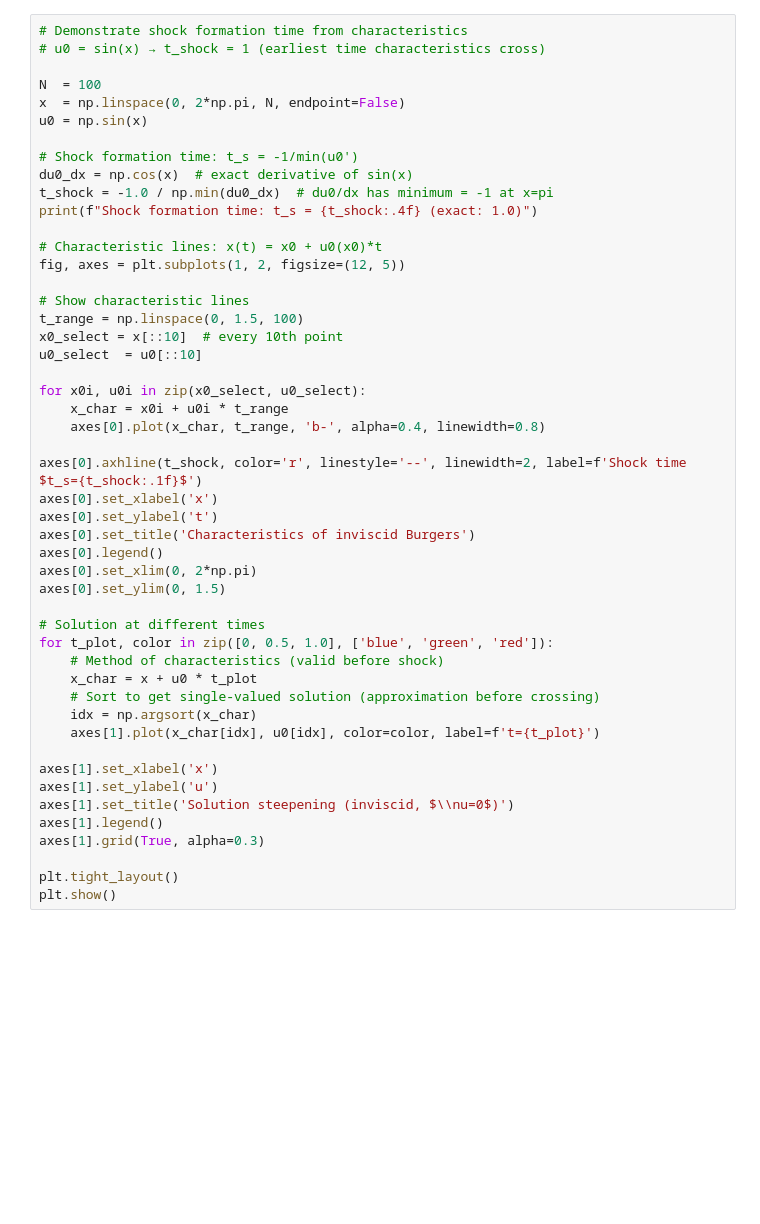
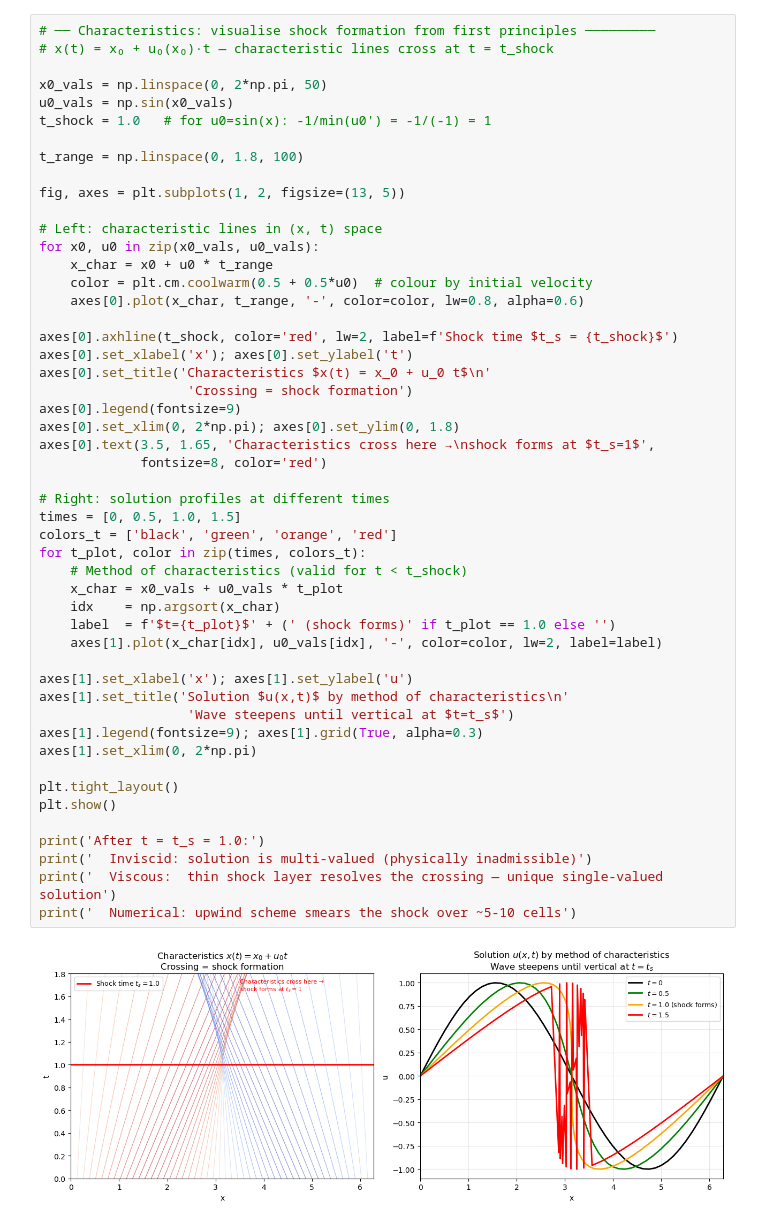
Before and after one commit to harishragul/cfd, a Jupyter notebook: curriculum/module_01_foundations/08_1d_burgers_equation.ipynb, the cells around one changed output. Drawn from its saved outputs; the diff is of its cells as text; blank space fills up the shorter version.

```diff
--- a/curriculum/module_01_foundations/08_1d_burgers_equation.ipynb
+++ b/curriculum/module_01_foundations/08_1d_burgers_equation.ipynb
@@ -107,50 +196,52 @@ plt.show()
 # %%
-# Demonstrate shock formation time from characteristics
-# u0 = sin(x) → t_shock = 1 (earliest time characteristics cross)
+# ── Characteristics: visualise shock formation from first principles ─────────
+# x(t) = x₀ + u₀(x₀)·t — characteristic lines cross at t = t_shock
 
-N  = 100
-x  = np.linspace(0, 2*np.pi, N, endpoint=False)
-u0 = np.sin(x)
+x0_vals = np.linspace(0, 2*np.pi, 50)
+u0_vals = np.sin(x0_vals)
+t_shock = 1.0   # for u0=sin(x): -1/min(u0') = -1/(-1) = 1
 
-# Shock formation time: t_s = -1/min(u0')
-du0_dx = np.cos(x)  # exact derivative of sin(x)
-t_shock = -1.0 / np.min(du0_dx)  # du0/dx has minimum = -1 at x=pi
-print(f"Shock formation time: t_s = {t_shock:.4f} (exact: 1.0)")
+t_range = np.linspace(0, 1.8, 100)
 
-# Characteristic lines: x(t) = x0 + u0(x0)*t
-fig, axes = plt.subplots(1, 2, figsize=(12, 5))
+fig, axes = plt.subplots(1, 2, figsize=(13, 5))
 
-# Show characteristic lines
-t_range = np.linspace(0, 1.5, 100)
-x0_select = x[::10]  # every 10th point
-u0_select  = u0[::10]
+# Left: characteristic lines in (x, t) space
+for x0, u0 in zip(x0_vals, u0_vals):
+    x_char = x0 + u0 * t_range
+    color = plt.cm.coolwarm(0.5 + 0.5*u0)  # colour by initial velocity
+    axes[0].plot(x_char, t_range, '-', color=color, lw=0.8, alpha=0.6)
 
-for x0i, u0i in zip(x0_select, u0_select):
-    x_char = x0i + u0i * t_range
-    axes[0].plot(x_char, t_range, 'b-', alpha=0.4, linewidth=0.8)
+axes[0].axhline(t_shock, color='red', lw=2, label=f'Shock time $t_s = {t_shock}$')
+axes[0].set_xlabel('x'); axes[0].set_ylabel('t')
+axes[0].set_title('Characteristics $x(t) = x_0 + u_0 t$\n'
+                   'Crossing = shock formation')
+axes[0].legend(fontsize=9)
+axes[0].set_xlim(0, 2*np.pi); axes[0].set_ylim(0, 1.8)
+axes[0].text(3.5, 1.65, 'Characteristics cross here →\nshock forms at $t_s=1$',
+             fontsize=8, color='red')
 
-axes[0].axhline(t_shock, color='r', linestyle='--', linewidth=2, label=f'Shock time $t_s={t_shock:.1f}$')
-axes[0].set_xlabel('x')
-axes[0].set_ylabel('t')
-axes[0].set_title('Characteristics of inviscid Burgers')
-axes[0].legend()
-axes[0].set_xlim(0, 2*np.pi)
-axes[0].set_ylim(0, 1.5)
+# Right: solution profiles at different times
+times = [0, 0.5, 1.0, 1.5]
+colors_t = ['black', 'green', 'orange', 'red']
+for t_plot, color in zip(times, colors_t):
+    # Method of characteristics (valid for t < t_shock)
+    x_char = x0_vals + u0_vals * t_plot
+    idx    = np.argsort(x_char)
+    label  = f'$t={t_plot}$' + (' (shock forms)' if t_plot == 1.0 else '')
+    axes[1].plot(x_char[idx], u0_vals[idx], '-', color=color, lw=2, label=label)
 
-# Solution at different times
-for t_plot, color in zip([0, 0.5, 1.0], ['blue', 'green', 'red']):
-    # Method of characteristics (valid before shock)
-    x_char = x + u0 * t_plot
-    # Sort to get single-valued solution (approximation before crossing)
-    idx = np.argsort(x_char)
-    axes[1].plot(x_char[idx], u0[idx], color=color, label=f't={t_plot}')
-
-axes[1].set_xlabel('x')
-axes[1].set_ylabel('u')
-axes[1].set_title('Solution steepening (inviscid, $\\nu=0$)')
-axes[1].legend()
-axes[1].grid(True, alpha=0.3)
+axes[1].set_xlabel('x'); axes[1].set_ylabel('u')
+axes[1].set_title('Solution $u(x,t)$ by method of characteristics\n'
+                   'Wave steepens until vertical at $t=t_s$')
+axes[1].legend(fontsize=9); axes[1].grid(True, alpha=0.3)
+axes[1].set_xlim(0, 2*np.pi)
 
 plt.tight_layout()
 plt.show()
+
+print('After t = t_s = 1.0:')
+print('  Inviscid: solution is multi-valued (physically inadmissible)')
+print('  Viscous:  thin shock layer resolves the crossing — unique single-valued solution')
+print('  Numerical: upwind scheme smears the shock over ~5-10 cells')
 # %% [output]
+[figure, new version]
```
Also changed, not shown: parts of 12 cells of this notebook, 7 other files.
